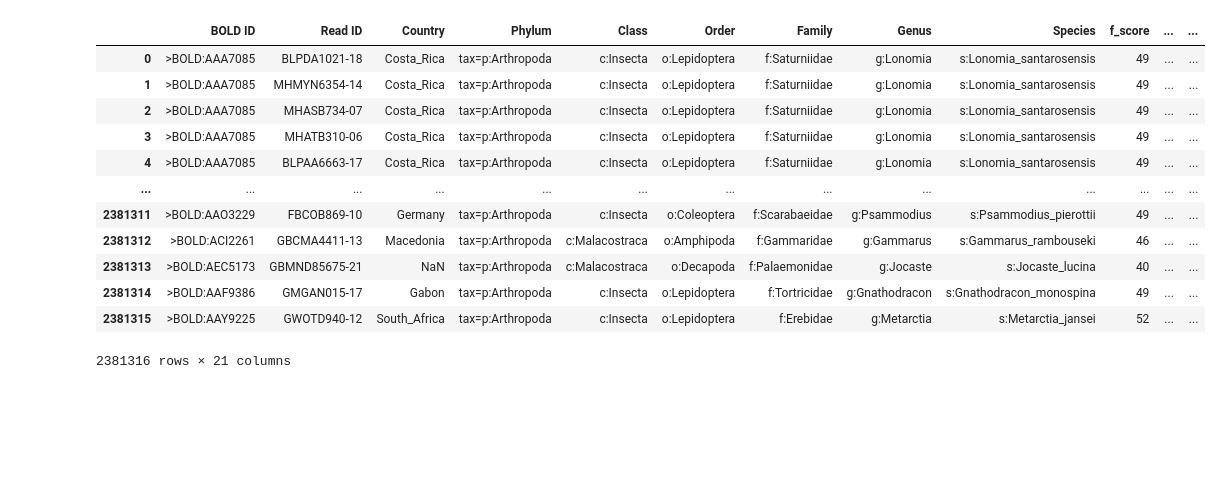
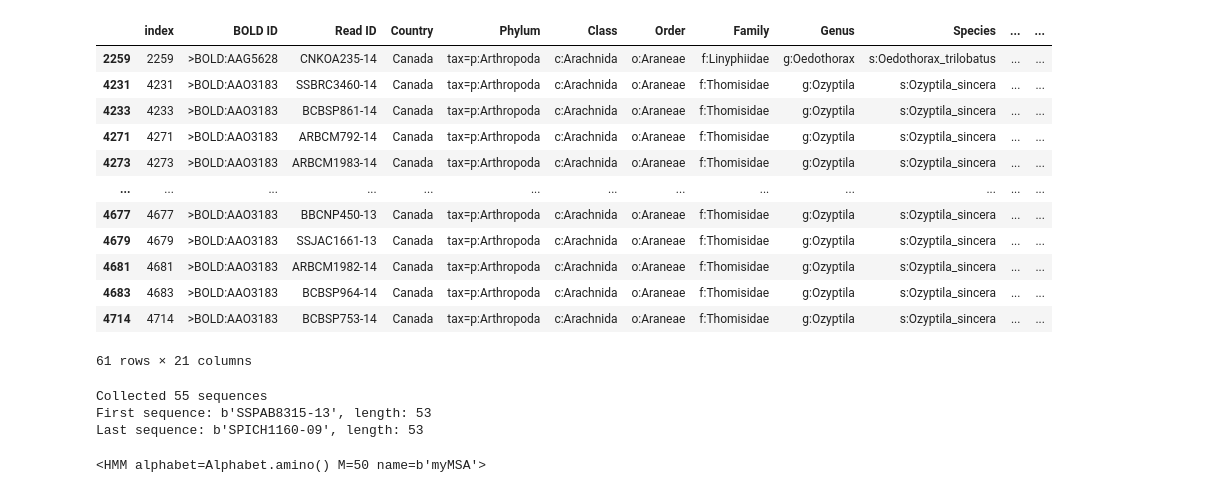
Before and after one commit to Vuju/primer-finder, a Jupyter notebook: src/Notebooks/orf tests.ipynb, the cells around one changed output. Saved outputs shown, nothing was run; the diff lists cells and outputs as text; code cells hidden in the pictures; blank space fills up the shorter version.

Commit message:
Finally figured out how Pyhmmer works.

```diff
--- a/src/Notebooks/orf tests.ipynb
+++ b/src/Notebooks/orf tests.ipynb
@@ -3,6 +5,6 @@ import pandas as pd
 from src.orf_finder import list_possible_orf
 # %%
-my_result = pd.read_csv("../../data/current/primer-finder-fixed3.csv", sep=";")
+my_result = pd.read_csv("../../data/primer-finder-result.csv", sep=";")
 
 my_result['f_index'] = my_result['f_index'].astype(int)
 my_result['b_index'] = my_result['b_index'].astype(int)
@@ -35,18 +49,20 @@ def get_actual_len(x: str) -> int:
 
 my_result['num_frames'] = my_result.apply(lambda x: get_actual_len(x['reading_frames']), axis=1)
 # %%
-my_result
+set_with_one_orf = my_result[(my_result["Order"]!="o:Lepidoptera") & (my_result["num_frames"] == 1) & (my_result["region_length"] == 163)]
+set_arachnida_with_multiple_possible_orf = my_result[(my_result["Order"]=="o:Araneae") & (my_result["num_frames"] >= 2)]
+set_arachnida_with_multiple_possible_orf
 # %% [output]
-|  | BOLD ID | Read ID | Country | Phylum | Class | Order | Family | Genus | Species | f_score | ... | ... |
-| 0 | >BOLD:AAA7085 | BLPDA1021-18 | Costa_Rica | tax=p:Arthropoda | c:Insecta | o:Lepidoptera | f:Saturniidae | g:Lonomia | s:Lonomia_santarosensis | 49 | ... | ... |
-| 1 | >BOLD:AAA7085 | MHMYN6354-14 | Costa_Rica | tax=p:Arthropoda | c:Insecta | o:Lepidoptera | f:Saturniidae | g:Lonomia | s:Lonomia_santarosensis | 49 | ... | ... |
-| 2 | >BOLD:AAA7085 | MHASB734-07 | Costa_Rica | tax=p:Arthropoda | c:Insecta | o:Lepidoptera | f:Saturniidae | g:Lonomia | s:Lonomia_santarosensis | 49 | ... | ... |
-| 3 | >BOLD:AAA7085 | MHATB310-06 | Costa_Rica | tax=p:Arthropoda | c:Insecta | o:Lepidoptera | f:Saturniidae | g:Lonomia | s:Lonomia_santarosensis | 49 | ... | ... |
-| 4 | >BOLD:AAA7085 | BLPAA6663-17 | Costa_Rica | tax=p:Arthropoda | c:Insecta | o:Lepidoptera | f:Saturniidae | g:Lonomia | s:Lonomia_santarosensis | 49 | ... | ... |
+|  | index | BOLD ID | Read ID | Country | Phylum | Class | Order | Family | Genus | Species | ... | ... |
+| 2259 | 2259 | >BOLD:AAG5628 | CNKOA235-14 | Canada | tax=p:Arthropoda | c:Arachnida | o:Araneae | f:Linyphiidae | g:Oedothorax | s:Oedothorax_trilobatus | ... | ... |
+| 4231 | 4231 | >BOLD:AAO3183 | SSBRC3460-14 | Canada | tax=p:Arthropoda | c:Arachnida | o:Araneae | f:Thomisidae | g:Ozyptila | s:Ozyptila_sincera | ... | ... |
+| 4233 | 4233 | >BOLD:AAO3183 | BCBSP861-14 | Canada | tax=p:Arthropoda | c:Arachnida | o:Araneae | f:Thomisidae | g:Ozyptila | s:Ozyptila_sincera | ... | ... |
+| 4271 | 4271 | >BOLD:AAO3183 | ARBCM792-14 | Canada | tax=p:Arthropoda | c:Arachnida | o:Araneae | f:Thomisidae | g:Ozyptila | s:Ozyptila_sincera | ... | ... |
+| 4273 | 4273 | >BOLD:AAO3183 | ARBCM1983-14 | Canada | tax=p:Arthropoda | c:Arachnida | o:Araneae | f:Thomisidae | g:Ozyptila | s:Ozyptila_sincera | ... | ... |
 | ... | ... | ... | ... | ... | ... | ... | ... | ... | ... | ... | ... | ... |
-| 2381311 | >BOLD:AAO3229 | FBCOB869-10 | Germany | tax=p:Arthropoda | c:Insecta | o:Coleoptera | f:Scarabaeidae | g:Psammodius | s:Psammodius_pierottii | 49 | ... | ... |
-| 2381312 | >BOLD:ACI2261 | GBCMA4411-13 | Macedonia | tax=p:Arthropoda | c:Malacostraca | o:Amphipoda | f:Gammaridae | g:Gammarus | s:Gammarus_rambouseki | 46 | ... | ... |
-| 2381313 | >BOLD:AEC5173 | GBMND85675-21 | NaN | tax=p:Arthropoda | c:Malacostraca | o:Decapoda | f:Palaemonidae | g:Jocaste | s:Jocaste_lucina | 40 | ... | ... |
-| 2381314 | >BOLD:AAF9386 | GMGAN015-17 | Gabon | tax=p:Arthropoda | c:Insecta | o:Lepidoptera | f:Tortricidae | g:Gnathodracon | s:Gnathodracon_monospina | 49 | ... | ... |
-| 2381315 | >BOLD:AAY9225 | GWOTD940-12 | South_Africa | tax=p:Arthropoda | c:Insecta | o:Lepidoptera | f:Erebidae | g:Metarctia | s:Metarctia_jansei | 52 | ... | ... |
+| 4677 | 4677 | >BOLD:AAO3183 | BBCNP450-13 | Canada | tax=p:Arthropoda | c:Arachnida | o:Araneae | f:Thomisidae | g:Ozyptila | s:Ozyptila_sincera | ... | ... |
+| 4679 | 4679 | >BOLD:AAO3183 | SSJAC1661-13 | Canada | tax=p:Arthropoda | c:Arachnida | o:Araneae | f:Thomisidae | g:Ozyptila | s:Ozyptila_sincera | ... | ... |
+| 4681 | 4681 | >BOLD:AAO3183 | ARBCM1982-14 | Canada | tax=p:Arthropoda | c:Arachnida | o:Araneae | f:Thomisidae | g:Ozyptila | s:Ozyptila_sincera | ... | ... |
+| 4683 | 4683 | >BOLD:AAO3183 | BCBSP964-14 | Canada | tax=p:Arthropoda | c:Arachnida | o:Araneae | f:Thomisidae | g:Ozyptila | s:Ozyptila_sincera | ... | ... |
+| 4714 | 4714 | >BOLD:AAO3183 | BCBSP753-14 | Canada | tax=p:Arthropoda | c:Arachnida | o:Araneae | f:Thomisidae | g:Ozyptila | s:Ozyptila_sincera | ... | ... |
-2381316 rows × 21 columns
+61 rows × 21 columns
@@ -52,0 +72,34 @@ my_result
+# %%
+seq_list = []
+
+alphabet = pyhmmer.easel.Alphabet.amino()
+
+def build_seq_from_pandas_entry(entry):
+    dna = Seq(entry["region"])
+    frame = int(entry["reading_frames"][1])
+    framed_region = dna[frame:]
+    protein = framed_region.translate(table=5)
+    if len(str(protein)) < 2:
+        print(f"Skipping too short sequence for {entry["Read ID"]}: {str(protein)}")
+        return None
+    text_seq = pyhmmer.easel.TextSequence(name=entry["Read ID"].encode(), sequence=(str(protein)))
+
+    seq_list.append(text_seq)
+
+set_with_one_orf.apply(lambda x: build_seq_from_pandas_entry(x), axis=1)
+
+print(f"Collected {len(seq_list)} sequences")
+
+msa = pyhmmer.easel.TextMSA(name=b"myMSA", sequences=seq_list)
+background = pyhmmer.plan7.Background(alphabet)
+builder = pyhmmer.plan7.Builder(alphabet)
+digital_msa = msa.digitize(alphabet=alphabet)
+
+hmm, profile, optimized_profile = builder.build_msa(digital_msa, background)
+
+hmm
+# %% [output]
+Collected 55 sequences
+First sequence: b'SSPAB8315-13', length: 53
+Last sequence: b'SPICH1160-09', length: 53
+<HMM alphabet=Alphabet.amino() M=50 name=b'myMSA'>
```
Also changed, not shown: parts of 5 cells of this notebook, 1 other file.
